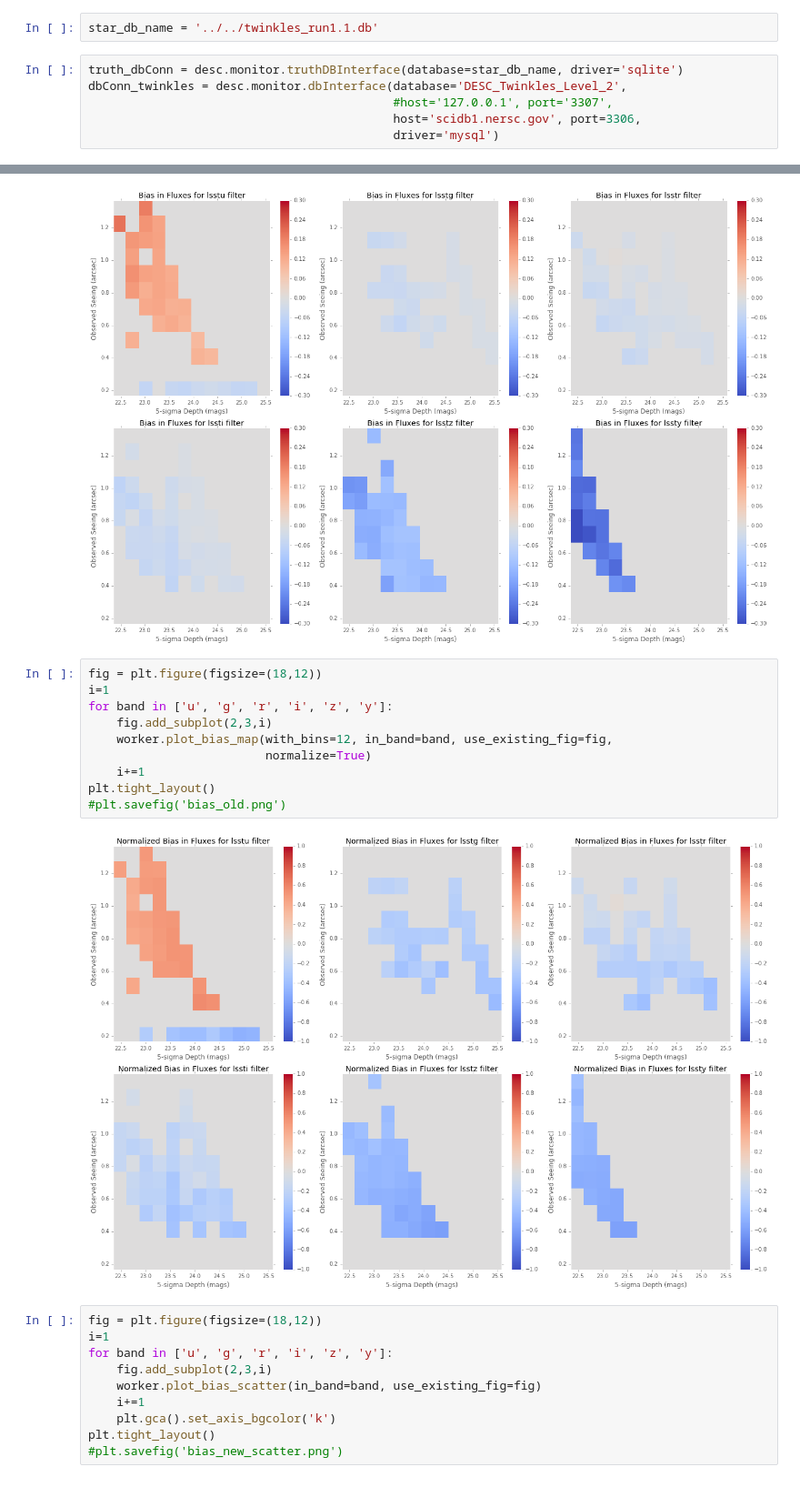
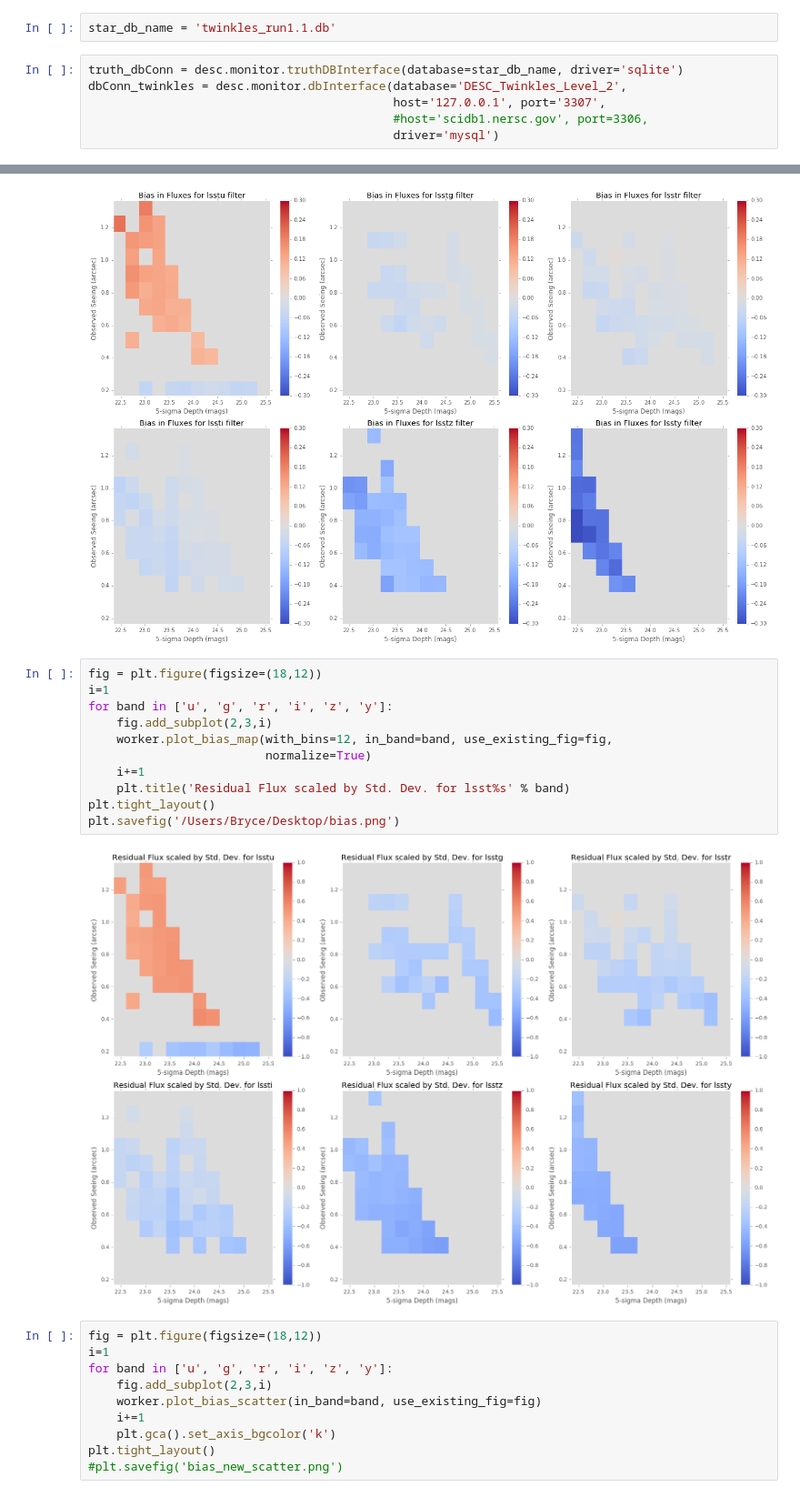
Before and after one commit to LSSTDESC/Monitor, a Jupyter notebook: examples/simple_error_model.ipynb, the cells around one changed output, grey strips where cells are left out. Shown at 91% size. Drawn from its saved outputs; the diff is of its cells as text.

```diff
--- a/examples/simple_error_model.ipynb
+++ b/examples/simple_error_model.ipynb
@@ -33,11 +37,11 @@ This may not be a problem if you do not want globally unique id values
 
 We first want to get all the differences for the run between the true and observed fluxes and store them in a Pandas Dataframe.
 # %%
-star_db_name = '../../twinkles_run1.1.db'
+star_db_name = 'twinkles_run1.1.db'
 # %%
 truth_dbConn = desc.monitor.truthDBInterface(database=star_db_name, driver='sqlite')
 dbConn_twinkles = desc.monitor.dbInterface(database='DESC_Twinkles_Level_2',
-                                           #host='127.0.0.1', port='3307',
-                                           host='scidb1.nersc.gov', port=3306,
+                                           host='127.0.0.1', port='3307',
+                                           #host='scidb1.nersc.gov', port=3306,
                                            driver='mysql')
 # %%
@@ -262,15 +268,16 @@ plt.tight_layout()
 # %%
 fig = plt.figure(figsize=(18,12))
 i=1
 for band in ['u', 'g', 'r', 'i', 'z', 'y']:
     fig.add_subplot(2,3,i)
     worker.plot_bias_map(with_bins=12, in_band=band, use_existing_fig=fig,
                          normalize=True)
     i+=1
+    plt.title('Residual Flux scaled by Std. Dev. for lsst%s' % band)
 plt.tight_layout()
-#plt.savefig('bias_old.png')
+plt.savefig('/Users/Bryce/Desktop/bias.png')
 # %% [output]
-[figure, old version]
+[figure, new version]
 # %%
 fig = plt.figure(figsize=(18,12))
 i=1
```
Also changed, not shown: parts of 11 cells of this notebook, 1 other file.
